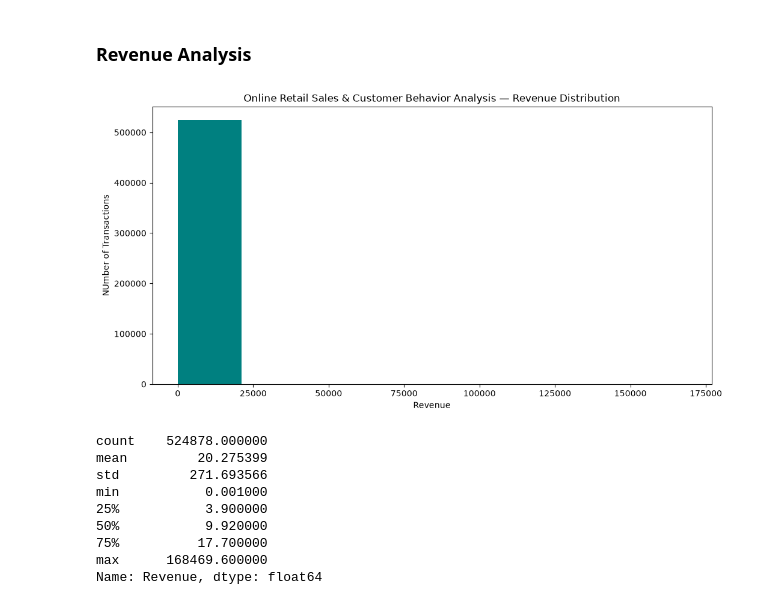
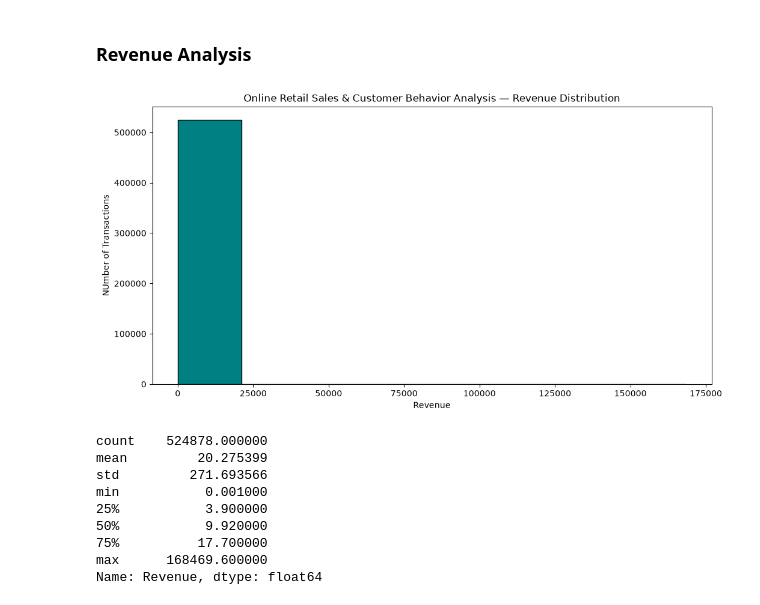
Before and after one commit to vikasa-y/Online-Retail-Sales-Analysis, a Jupyter notebook: Notebooks/Online_Retail_Eda.ipynb, the cells around one changed output. Saved outputs shown, nothing was run; the diff lists cells and outputs as text; code cells hidden in the pictures.

```diff
--- a/Notebooks/Online_Retail_Eda.ipynb
+++ b/Notebooks/Online_Retail_Eda.ipynb
@@ -1393,14 +1393,14 @@ The analysis shows that business performance varies across **sales volume, order
 ### Revenue Analysis
 # %%
 plt.figure(figsize=(12 ,6))
-plt.hist(sales_df["Revenue"],color="Teal" , bins=8)
+plt.hist(sales_df["Revenue"],color="Teal" , bins=8 , edgecolor='black')
 plt.title("Online Retail Sales & Customer Behavior Analysis — Revenue Distribution")
 plt.xlabel("Revenue")
 plt.ylabel("NUmber of Transactions")
 plt.savefig("C:/Users/vikasa s y/Downloads/Online-Retail-Sales-Analysis/images/Revenue.png" , dpi=300 , bbox_inches="tight")
 plt.show()
 # %% [output]
-[figure, old version]
+[figure, new version]
 # %%
 sales_df["Revenue"].describe()
 # %% [output]
```
Also changed, not shown: parts of 3 cells of this notebook, 4 other files.
